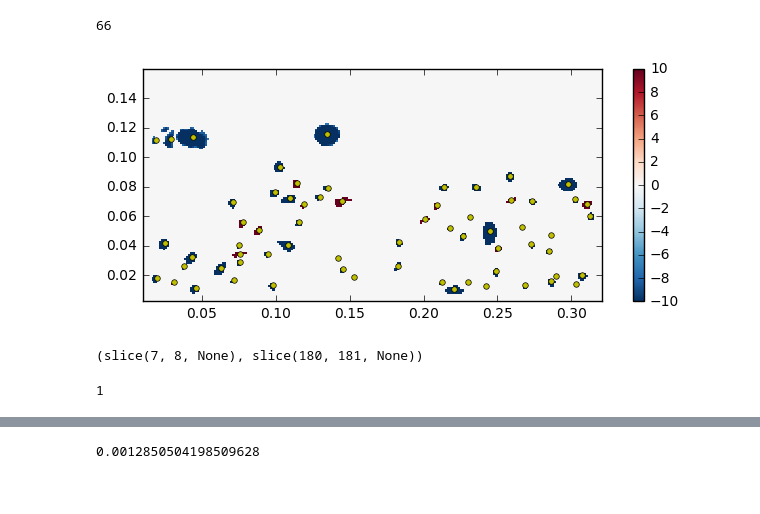
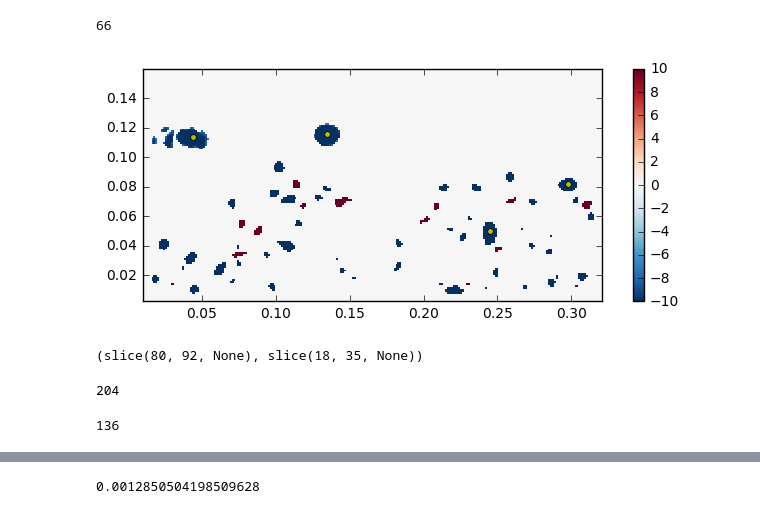
Before and after one commit to owenjhwilliams/ASIIT, a Jupyter notebook: FindSwirlLocs.ipynb, the cells around one changed output, grey strips where cells are left out. Cells and saved outputs as stored; diff of their text form; code cells hidden in the pictures.

Commit message:
Finished initial tracking of swirl blobs and then selecting subset for processing

```diff
--- a/FindSwirlLocs.ipynb
+++ b/FindSwirlLocs.ipynb
@@ -111,26 +113,30 @@ num_features
 # %%
 #label(SwirlFilt)
 
 plt.figure(figsize = [8,3])
 plt.pcolor(X,Y,SwirlFilt[:,:,1], cmap='RdBu_r');
 plt.clim([-10, 10])
 plt.axis('scaled')
 plt.xlim([X.min(), X.max()])
 plt.ylim([Y.min(), Y.max()])
 plt.colorbar()
 
-cent = center_of_mass(SwirlFilt[:,:,1],labeled_array,list(range(num_features)))
+cent = center_of_mass(SwirlFilt[:,:,1],labeled_array,list(range(1,num_features+1)))
 for i in range(num_features):
     plt.plot(cent[i][1]*scale+X[1,1],cent[i][0]*scale+Y[1,1],'oy',markersize=4,markeredgecolor=None)
 # %% [output]
-[figure, old version]
+[figure, new version]
 # %%
 # Now filter out all swirling motions that are too small
 loc = find_objects(labeled_array)
 print(loc[3])
-np.prod(labeled_array[loc[3]].shape)
+labeled_array[loc[3]].size
 # %% [output]
-(slice(7, 8, None), slice(180, 181, None))
+(slice(80, 92, None), slice(18, 35, None))
-1
+204
+# %%
+np.count_nonzero(labeled_array[loc[3]])
+# %% [output]
+136
 # %%
 ThreshSize = 50;
```
Also changed, not shown: parts of 6 cells of this notebook, 1 other file.
